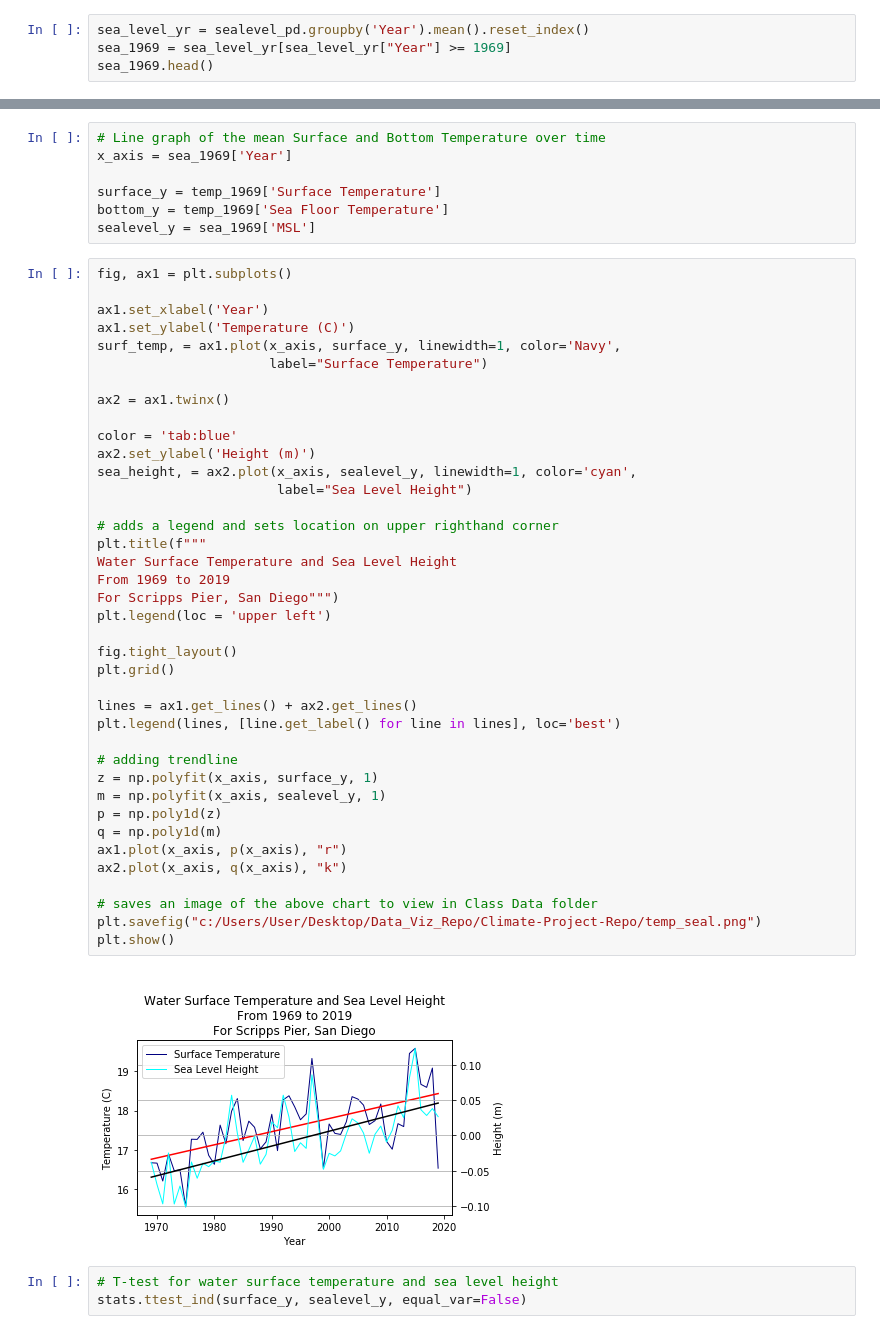
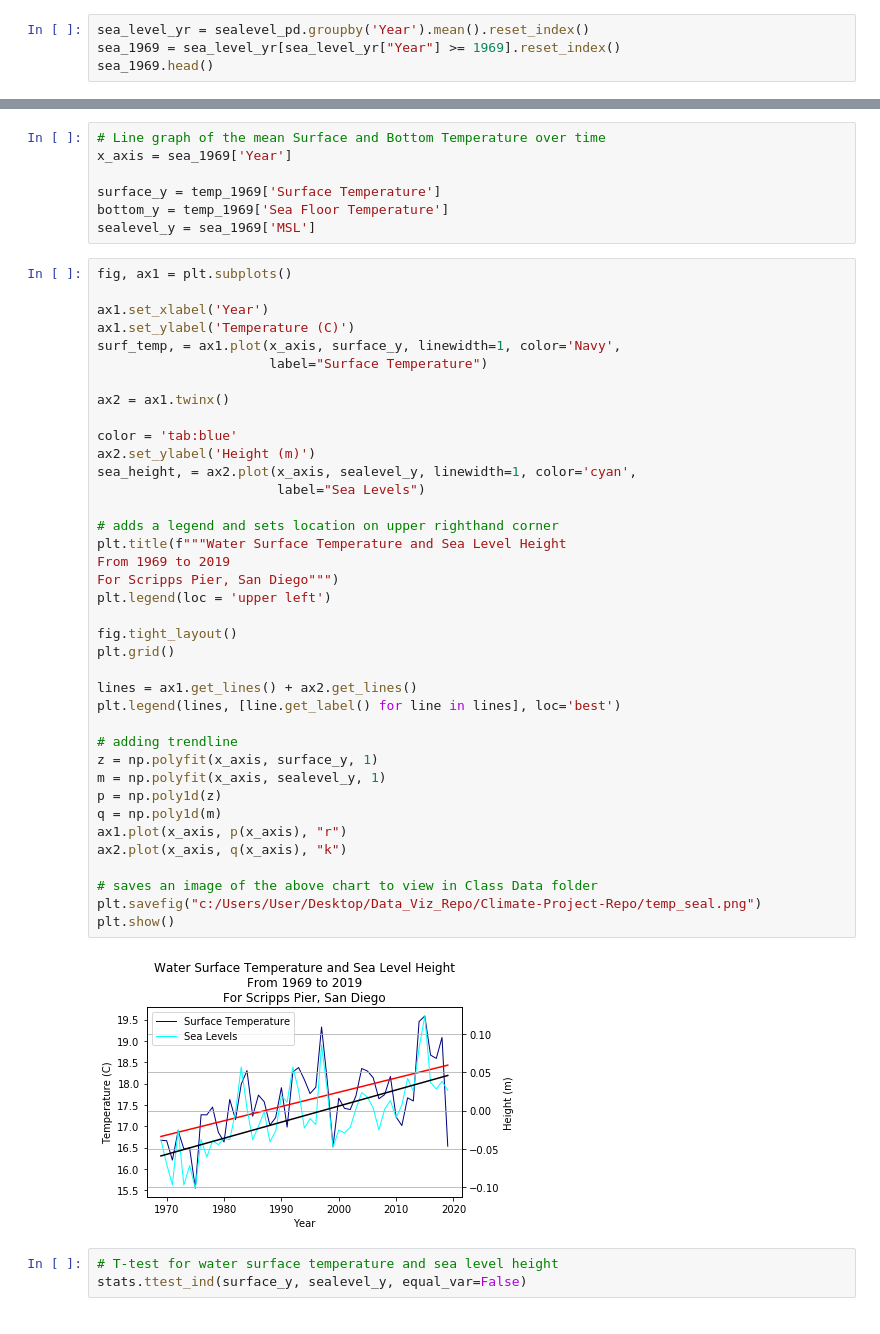
Before and after one commit to giantmagellan/sandiego-climate-analysis, a Jupyter notebook: climate_a.ipynb, the cells around one changed output, grey strips where cells are left out. Cells and saved outputs as stored; diff of their text form.

```diff
--- a/climate_a.ipynb
+++ b/climate_a.ipynb
@@ -151,6 +151,6 @@ sealevel_pd.head()
 | 4 | 4 | 1925 | -0.150 |
 # %%
 sea_level_yr = sealevel_pd.groupby('Year').mean().reset_index()
-sea_1969 = sea_level_yr[sea_level_yr["Year"] >= 1969]
+sea_1969 = sea_level_yr[sea_level_yr["Year"] >= 1969].reset_index()
 sea_1969.head()
 # %% [output]
@@ -210,37 +210,36 @@ surf_temp, = ax1.plot(x_axis, surface_y, linewidth=1, color='Navy',
 
 ax2 = ax1.twinx()
 
 color = 'tab:blue'
 ax2.set_ylabel('Height (m)')
 sea_height, = ax2.plot(x_axis, sealevel_y, linewidth=1, color='cyan',
-                       label="Sea Level Height")
+                       label="Sea Levels")
 
 # adds a legend and sets location on upper righthand corner
-plt.title(f"""
-Water Surface Temperature and Sea Level Height
+plt.title(f"""Water Surface Temperature and Sea Level Height
 From 1969 to 2019
 For Scripps Pier, San Diego""")
 plt.legend(loc = 'upper left')
 
 fig.tight_layout()
 plt.grid()
 
 lines = ax1.get_lines() + ax2.get_lines()
 plt.legend(lines, [line.get_label() for line in lines], loc='best')
 
 # adding trendline
 z = np.polyfit(x_axis, surface_y, 1)
 m = np.polyfit(x_axis, sealevel_y, 1)
 p = np.poly1d(z)
 q = np.poly1d(m)
 ax1.plot(x_axis, p(x_axis), "r")
 ax2.plot(x_axis, q(x_axis), "k")
 
 # saves an image of the above chart to view in Class Data folder
 plt.savefig("c:/Users/User/Desktop/Data_Viz_Repo/Climate-Project-Repo/temp_seal.png")
 plt.show()
 # %% [output]
-[figure, old version]
+[figure, new version]
 # %%
 # T-test for water surface temperature and sea level height
 stats.ttest_ind(surface_y, sealevel_y, equal_var=False)
```
Also changed, not shown: parts of 8 cells of this notebook.
